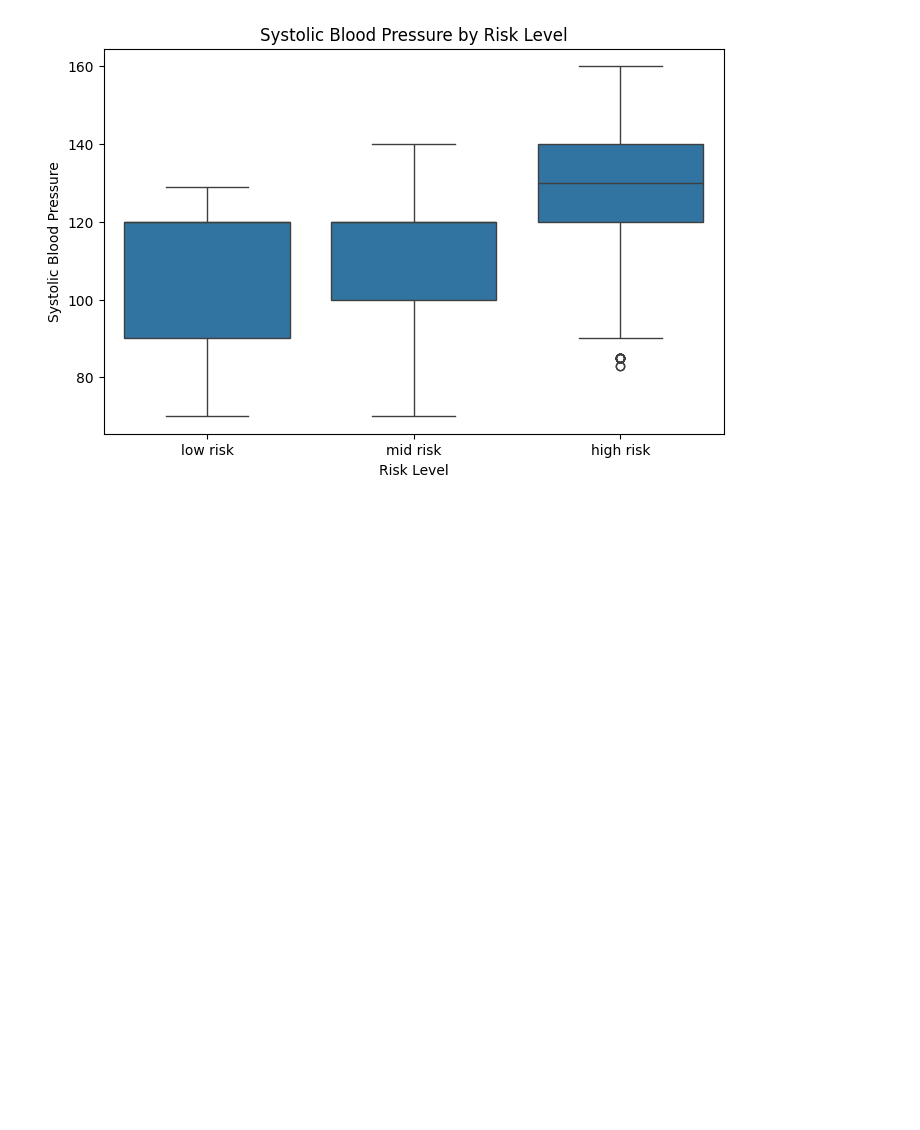
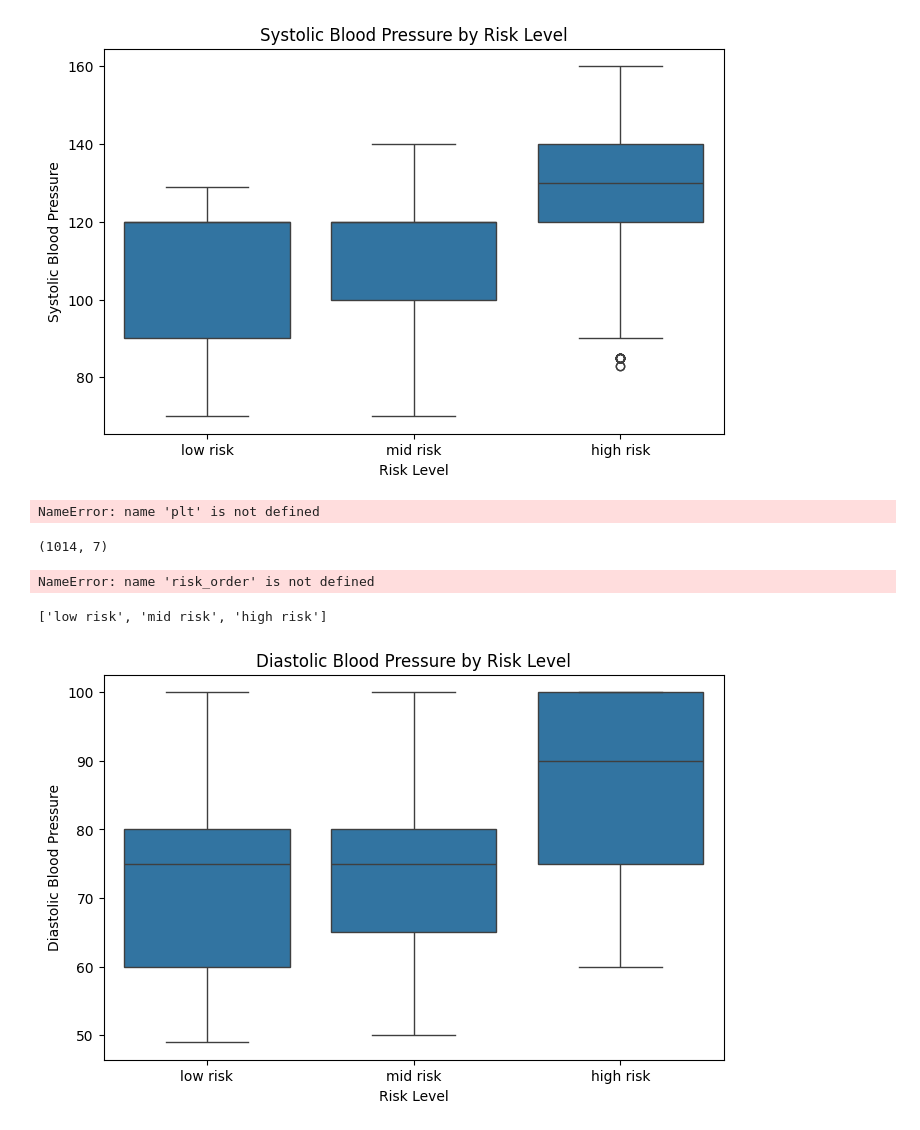
Before and after one commit to Spacexst/AppliedAI, a Jupyter notebook: Project.ipynb, the cells around one changed output. Saved outputs shown, nothing was run; the diff lists cells and outputs as text; code cells hidden in the pictures; blank space fills up the shorter version.

Commit message:
Complete EDA and data quality analysis

```diff
--- a/Project.ipynb
+++ b/Project.ipynb
@@ -288,3 +288,51 @@ plt.ylabel("Systolic Blood Pressure")
 plt.show()
 # %% [output]
 [figure]
+# %%
+plt.figure(figsize=(8, 5))
+
+sns.boxplot(
+    data=df,
+    x="RiskLevel",
+    y="DiastolicBP",
+    order=risk_order
+)
+
+plt.title("Diastolic Blood Pressure by Risk Level")
+plt.xlabel("Risk Level")
+plt.ylabel("Diastolic Blood Pressure")
+
+plt.show()
+# %% [output]
+NameError: name 'plt' is not defined
+# %%
+print(df.shape)
+# %% [output]
+(1014, 7)
+# %%
+print(risk_order)
+# %% [output]
+NameError: name 'risk_order' is not defined
+# %%
+risk_order = ["low risk", "mid risk", "high risk"]
+# %%
+print(risk_order)
+# %% [output]
+['low risk', 'mid risk', 'high risk']
+# %%
+plt.figure(figsize=(8, 5))
+
+sns.boxplot(
+    data=df,
+    x="RiskLevel",
+    y="DiastolicBP",
+    order=risk_order
+)
+
+plt.title("Diastolic Blood Pressure by Risk Level")
+plt.xlabel("Risk Level")
+plt.ylabel("Diastolic Blood Pressure")
+
+plt.show()
+# %% [output]
+[figure, added]
```
Also changed, not shown: parts of 8 cells of this notebook.
